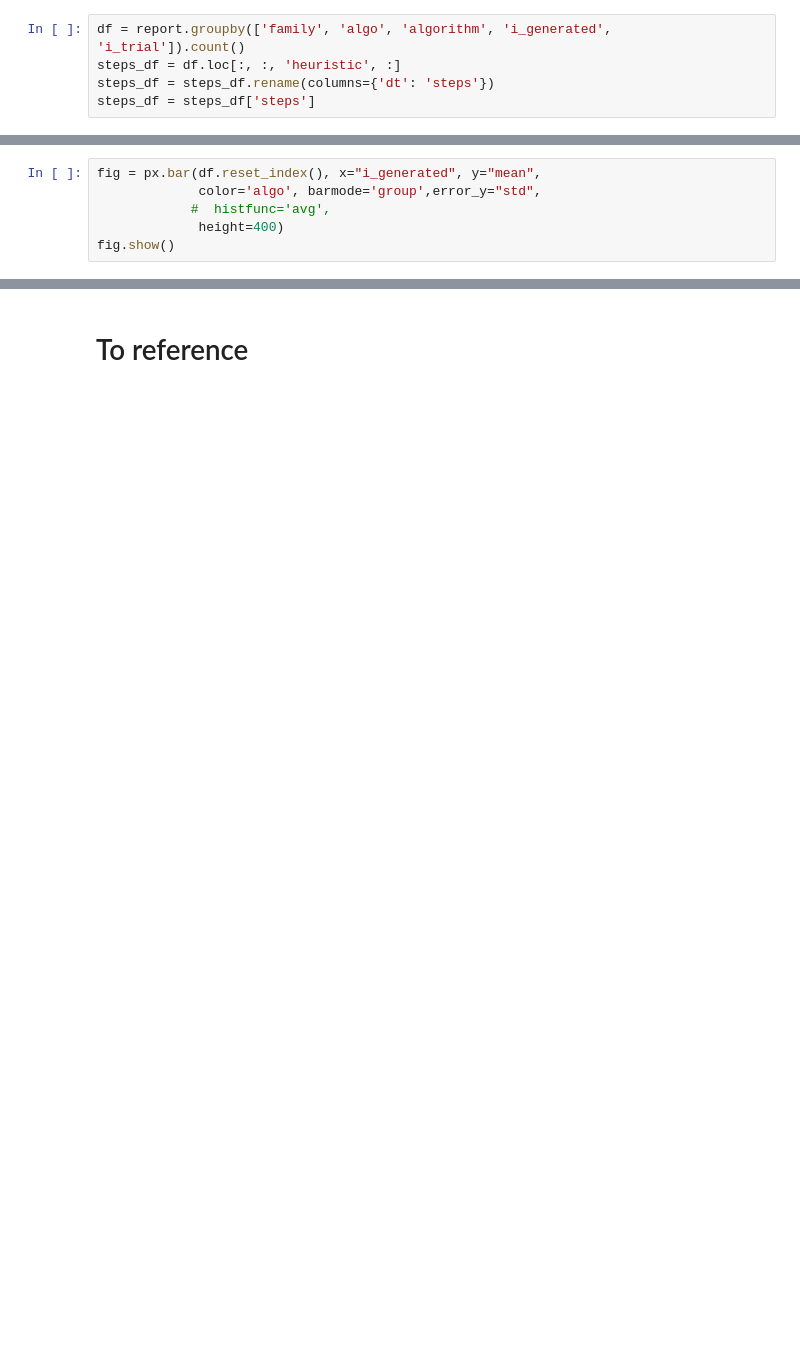
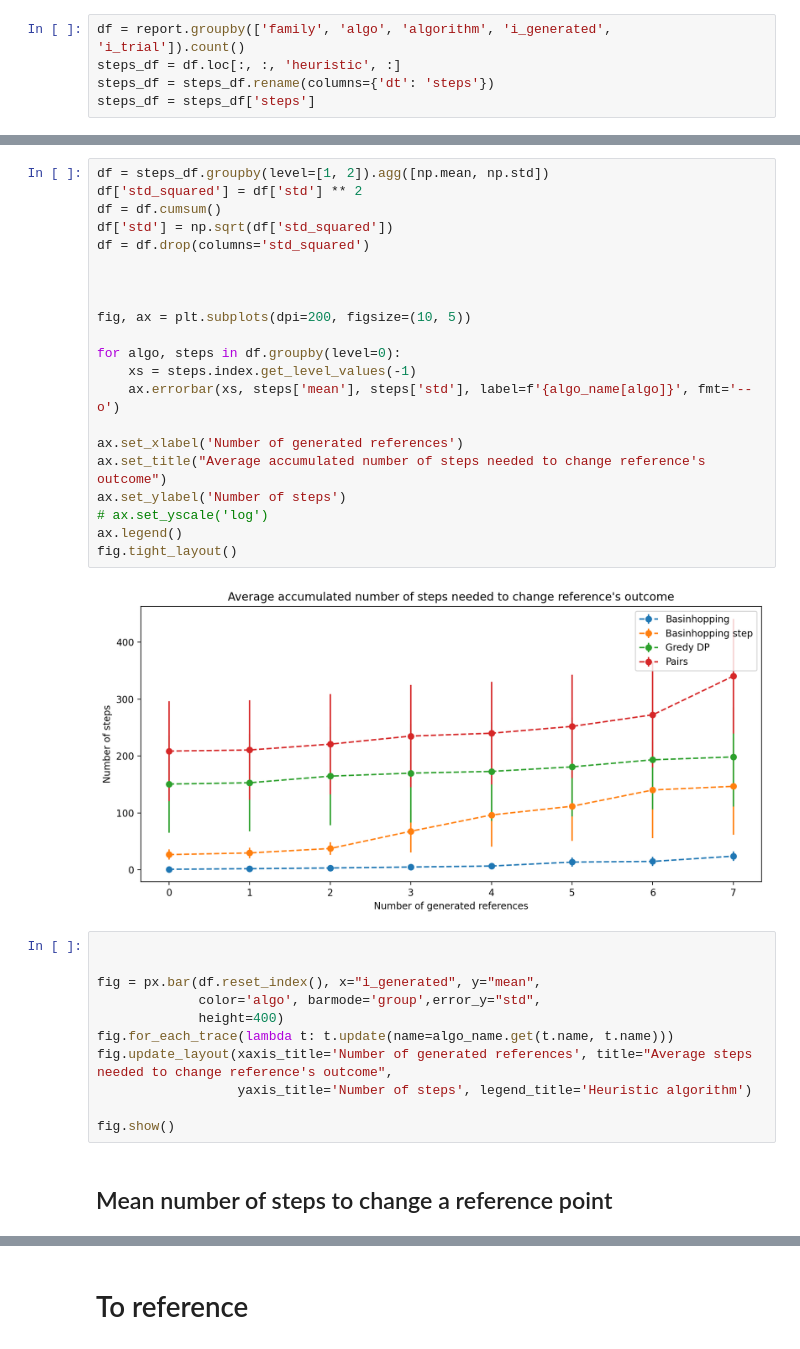
Before and after one commit to Janix4000/holes-in-elections, a Jupyter notebook: approval_l1/heuristic_to_change_next_reference_metric.ipynb, the cells around one changed output, grey strips where cells are left out. Drawn from its saved outputs; the diff is of its cells as text; blank space fills up the shorter version.

```diff
--- a/approval_l1/heuristic_to_change_next_reference_metric.ipynb
+++ b/approval_l1/heuristic_to_change_next_reference_metric.ipynb
@@ -116,6 +181,36 @@ fig.tight_layout()
+# %%
+df = steps_df.groupby(level=[1, 2]).agg([np.mean, np.std])
+df['std_squared'] = df['std'] ** 2
+df = df.cumsum()
+df['std'] = np.sqrt(df['std_squared'])
+df = df.drop(columns='std_squared')
+
+
+
+fig, ax = plt.subplots(dpi=200, figsize=(10, 5))
+
+for algo, steps in df.groupby(level=0):
+    xs = steps.index.get_level_values(-1)
+    ax.errorbar(xs, steps['mean'], steps['std'], label=f'{algo_name[algo]}', fmt='--o')
+
+ax.set_xlabel('Number of generated references')
+ax.set_title("Average accumulated number of steps needed to change reference's outcome")
+ax.set_ylabel('Number of steps')
+# ax.set_yscale('log')
+ax.legend()
+fig.tight_layout()
+# %% [output]
+[figure, added]
 # %%
+
+
 fig = px.bar(df.reset_index(), x="i_generated", y="mean",
              color='algo', barmode='group',error_y="std",
-            #  histfunc='avg',
              height=400)
+fig.for_each_trace(lambda t: t.update(name=algo_name.get(t.name, t.name)))
+fig.update_layout(xaxis_title='Number of generated references', title="Average steps needed to change reference's outcome",
+                  yaxis_title='Number of steps', legend_title='Heuristic algorithm')
+
 fig.show()
+# %% [markdown]
+## Mean number of steps to change a reference point
```
Also changed, not shown: parts of 24 cells of this notebook.
